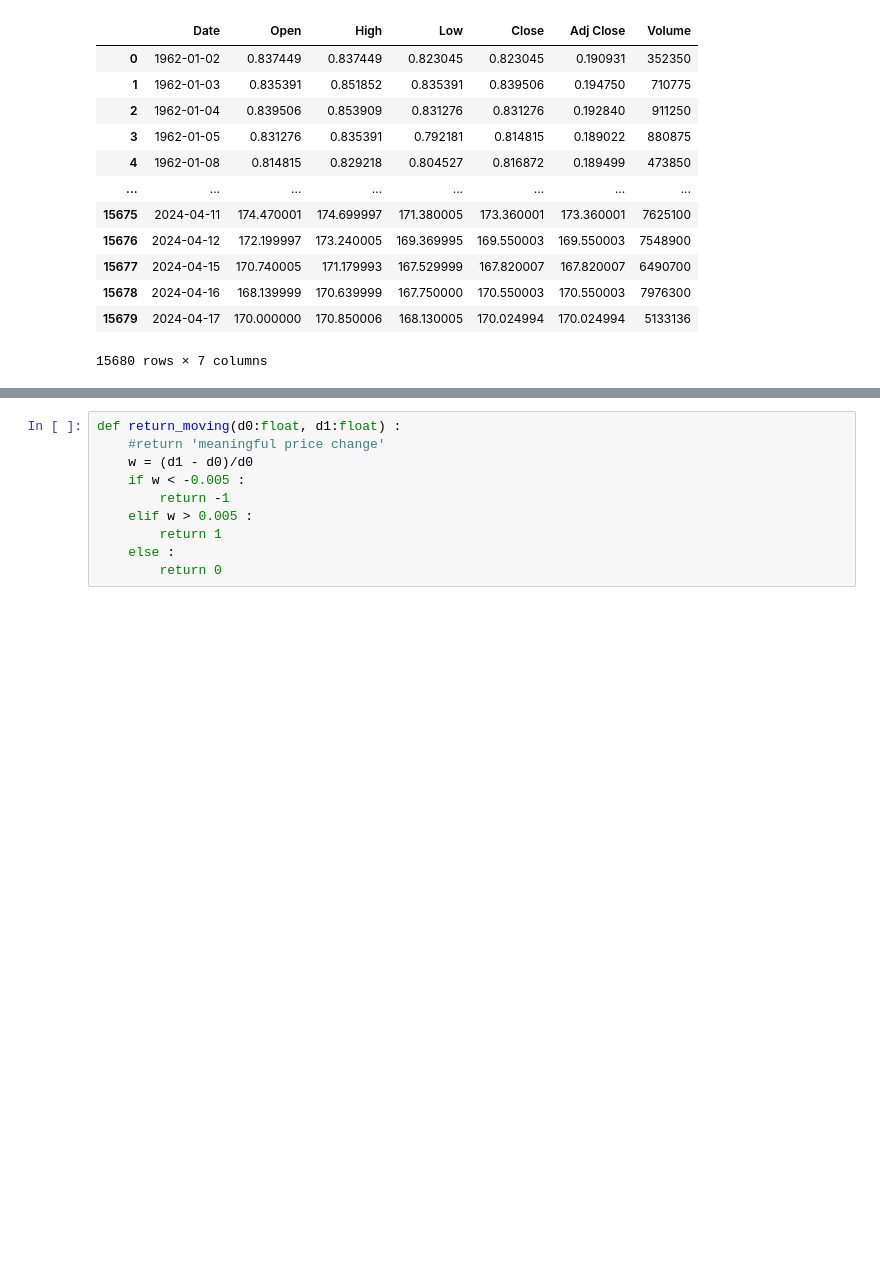
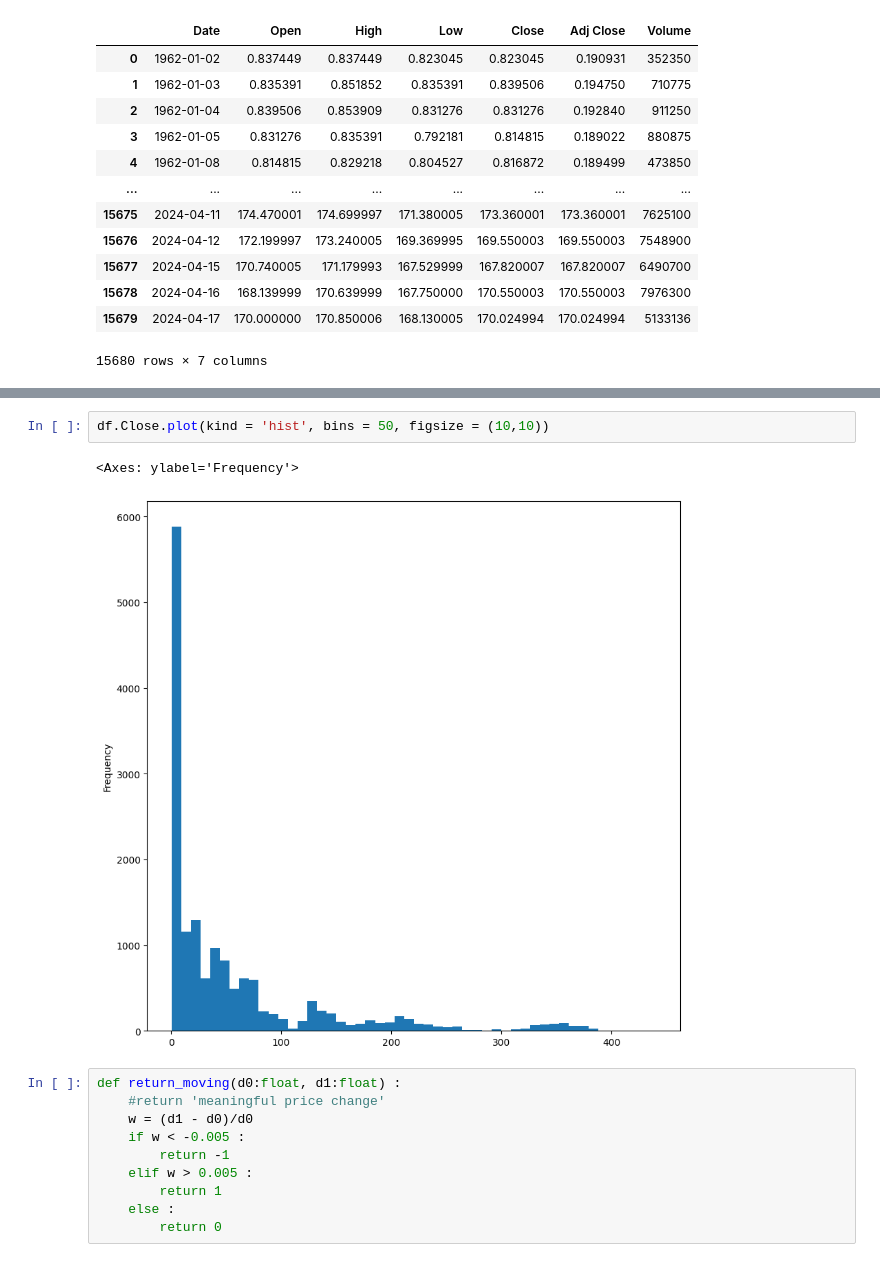
Before and after one commit to primula1323/Bigdata_Fintech, a Jupyter notebook: Visual+Studio+Code/The+Boeing+Company.ipynb, the cells around one changed output, grey strips where cells are left out. Cells and saved outputs as stored; diff of their text form; blank space fills up the shorter version.

```diff
--- a/Visual+Studio+Code/The+Boeing+Company.ipynb
+++ b/Visual+Studio+Code/The+Boeing+Company.ipynb
@@ -48,3 +48,8 @@ plt.plot('Date', 'Close', data = df)
+# %%
+df.Close.plot(kind = 'hist', bins = 50, figsize = (10,10))
+# %% [output]
+<Axes: ylabel='Frequency'>
+[figure, added]
 # %%
 def return_moving(d0:float, d1:float) :
     #return 'meaningful price change'
```
Also changed, not shown: parts of 1 cell of this notebook.
